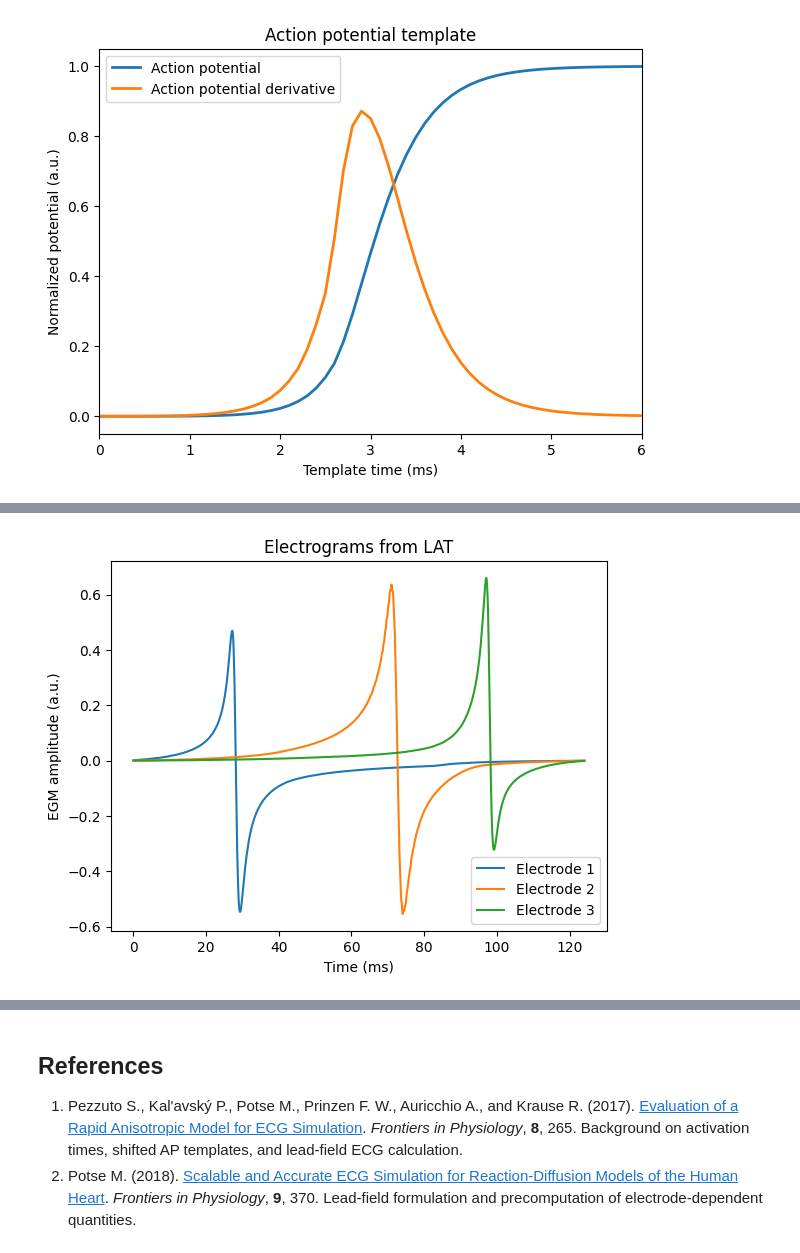
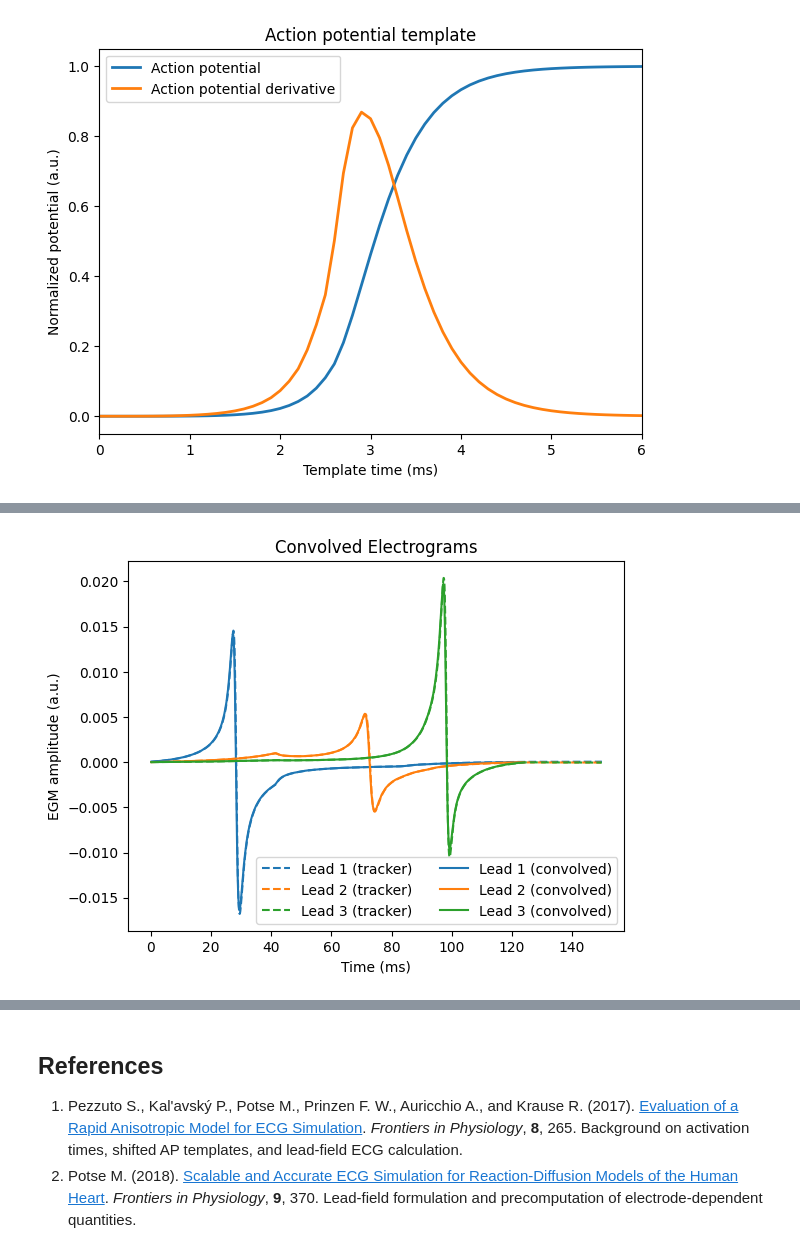
Before and after one commit to finitewave/Finitewave-Tools, a Jupyter notebook: Tutorials/LAT based Electrograms.ipynb, the cells around one changed output, grey strips where cells are left out. Drawn from its saved outputs; the diff is of its cells as text; code cells hidden in the pictures.

```diff
--- a/Tutorials/LAT based Electrograms.ipynb
+++ b/Tutorials/LAT based Electrograms.ipynb
@@ -140,15 +245,15 @@ def compute_ap_derivative(v_ap, dt=0.1, act_time=None, upstroke_window=None):
     return dvdt, act_time, end_time
 
 
-times = act_pot_tracker.tracking_times
-act_pot = act_pot_tracker.output
+ap_times = act_pot_tracker.tracking_times
+ap_voltage = act_pot_tracker.output
 upstroke_window = [0, 6]  # ms
-dvdt, act_time, end_time = compute_ap_derivative(act_pot, dt=0.1, upstroke_window=[0, 6])
+dvdt, ap_act_time, ap_end_time = compute_ap_derivative(ap_voltage, dt=0.1, upstroke_window=[0, 6])
 
 dvdt_times = upstroke_window[0] + np.arange(len(dvdt)) * 0.1
 
 plt.figure(figsize=(7, 5))
-plt.plot(times, act_pot, lw=2, label="Action potential")
+plt.plot(ap_times, ap_voltage, lw=2, label="Action potential")
 plt.plot(dvdt_times, dvdt, lw=2, label="Action potential derivative")
 plt.title("Action potential template")
 plt.ylabel("Normalized potential (a.u.)")
@@ -305,9 +323,11 @@ grad_ops = spatial_discretization.build_gradient_operator(tissue.mesh, dr=dr)
 lead_field_grads = np.array([compute_gradients(grad_ops, lead_field) for lead_field in lead_fields])
 lat_grad = compute_gradients(grad_ops, lats)
 
-source_weights = np.sum((lat_grad[None, ...] * lead_field_grads), axis=1)
+d_intra = D_intra * tissue.conductivity.ravel()
 
-fig, axs = plt.subplots(1, len(electrode_coords), figsize=(15, 4))
+source_weights = np.sum((lat_grad[None, ...] * d_intra[None, ...] * lead_field_grads) * dr**3, axis=1)
+
+fig, axs = plt.subplots(1, len(lead_coords), figsize=(15, 4))
 for i, ax in enumerate(axs):
     source_weight_map = source_weights[i].reshape(lats.shape)
     im = ax.imshow(source_weight_map, cmap="viridis", origin="lower",
@@ -328,7 +352,7 @@ For each electrode, the spatial source weights are accumulated into activation-t
 import numpy as np
 
 
-def convolve_with_template(lat, source_weights, dvdt, act_time, end_time, dr, dt):
+def convolve_with_template(lat, source_weights, dvdt, act_time, end_time, dt):
     """Calculate EGMs from LAT, spatial source weights, and an AP derivative.
 
     Parameters
@@ -336,17 +360,14 @@ def convolve_with_template(lat, source_weights, dvdt, act_time, end_time, dr, dt
     lat : ndarray
         LAT values (ms), flattened internally to P points.
     source_weights : array_like, shape (M, P)
-        Spatial dot products in the same point order as lat, already
-        multiplied by the cell area dr**2 for this 2D example.
+        Conductivity-weighted spatial dot products in the same point order
+        as lat. Spatial integration scaling is already in lead_fields.
     dvdt : array_like
         Time derivative of the action potential, sampled at uniform time intervals.
     act_time : float
         Activation time on the AP template clock (ms).
     end_time : float
         Retained derivative sample count times dt (ms), used for time alignment.
-    dr : float
-        Grid spacing (mm); retained in the interface but unused here.
-        Apply spatial integration factors when forming source_weights.
     dt : float
         Time step between samples in dvdt (ms).
 
@@ -362,40 +383,46 @@ def convolve_with_template(lat, source_weights, dvdt, act_time, end_time, dr, dt
     lat_max = lat.max()
     position = ((lat - lat_min) / dt).ravel()
     left = np.floor(position).astype(int)
     fraction = position - left
     n_bins = int(left.max()) + 2
 
     signals = []
     for electrode_weights in source_weights:
         w = electrode_weights.ravel()
 
         histogram = np.bincount(left, weights=w * (1 - fraction), minlength=n_bins)
         histogram += np.bincount(left + 1, weights=w * fraction, minlength=n_bins)
 
         signals.append(np.convolve(histogram, dvdt, mode="full"))
 
     egm = np.stack(signals)
     right_overlap_time = end_time - act_time
     times = lat_min - right_overlap_time + np.arange(egm.shape[1]) * dt
     mask = (times >= lat_min) & (times <= lat_max)
     time_ms = times[mask]
     egm = egm[:, mask]
     return time_ms, egm
 
+dt = act_pot_tracker.step * simulation.dt
+convolved_times, convolved_egms = convolve_with_template(
+    lats, source_weights, dvdt, ap_act_time, ap_end_time, dt=dt
+    )
 
-lat_grad = compute_gradients(grad_ops, lats)
-source_weights = np.sum(lat_grad[None, ...] * lead_field_grads, axis=1) * dr ** 2
+tracker_times = ecg_tracker.tracking_times
+tracker_egms = ecg_tracker.output
 
-dvdt, act_time, end_time = compute_ap_derivative(act_pot, dt=0.1, upstroke_window=[0, 6])
-time_ms, egms = convolve_with_template(lats, source_weights, dvdt, act_time, end_time, dr=dr, dt=0.1)
+colors = ["C0", "C1", "C2"]
+plt.figure()
+for i, egm in enumerate(tracker_egms.T):
+    plt.plot(tracker_times, egm, label=f"Lead {i + 1} (tracker)", linestyle="--", color=colors[i])
 
-plt.figure()
-for electrode_index, egm in enumerate(egms):
-    plt.plot(time_ms, egm, label=f"Electrode {electrode_index + 1}")
-plt.title("Electrograms from LAT")
+for i, egm in enumerate(convolved_egms):
+    plt.plot(convolved_times, egm, label=f"Lead {i + 1} (convolved)", color=colors[i])
+
+plt.title("Convolved Electrograms")
 plt.xlabel("Time (ms)")
 plt.ylabel("EGM amplitude (a.u.)")
-plt.legend()
+plt.legend(ncol=2)
 plt.show()
 # %% [output]
-[figure, old version]
+[figure, new version]
```
Also changed, not shown: parts of 13 cells of this notebook, 4 other files.
